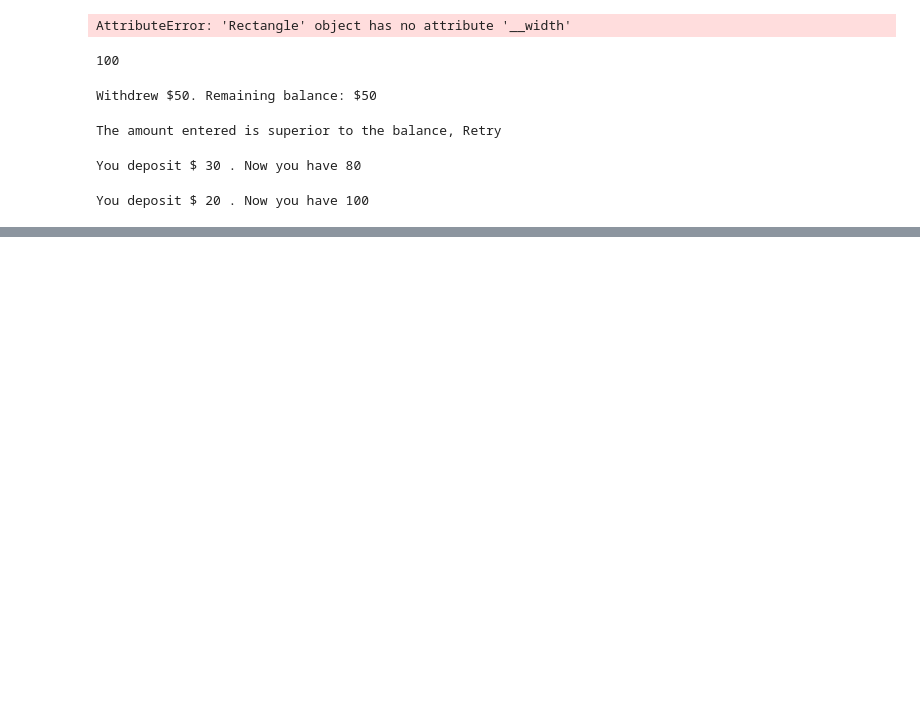
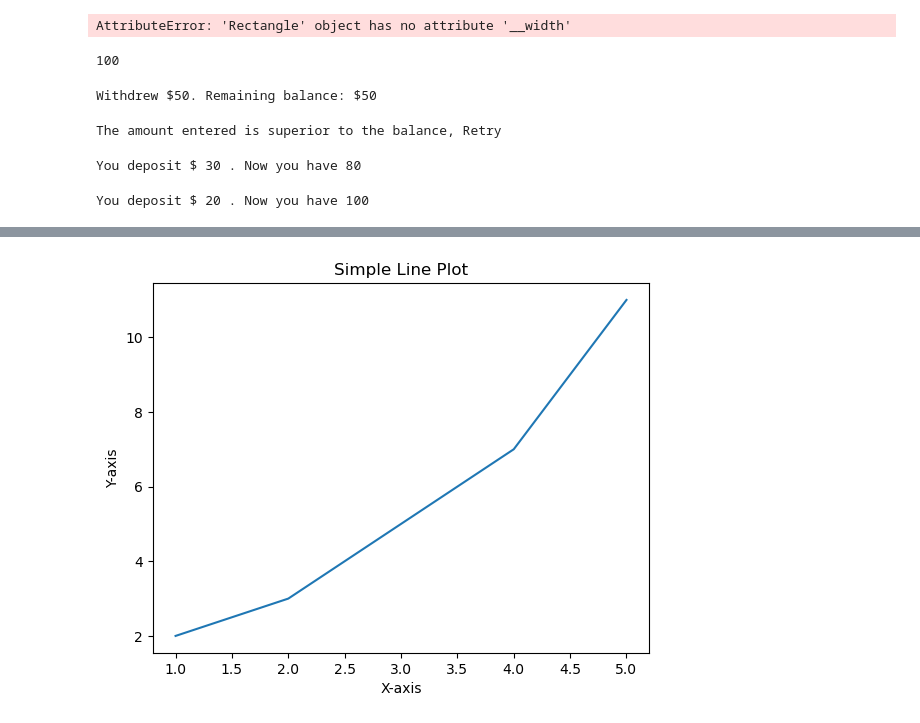
Before and after one commit to Docsho/Data-Mining-Class, a Jupyter notebook: Exercises for beginner.ipynb, the cells around one changed output, grey strips where cells are left out. Saved outputs shown, nothing was run; the diff lists cells and outputs as text; code cells hidden in the pictures; blank space fills up the shorter version.

```diff
--- a/Exercises for beginner.ipynb
+++ b/Exercises for beginner.ipynb
@@ -470,0 +884,8 @@ You deposit $ 20 . Now you have 100
+# %%
+plt.plot([1, 2, 3, 4, 5], [2, 3, 5, 7, 11])
+plt.title("Simple Line Plot")
+plt.xlabel("X-axis")
+plt.ylabel("Y-axis")
+plt.show()
+# %% [output]
+[figure, added]
```
Also changed, not shown: parts of 78 cells of this notebook.
